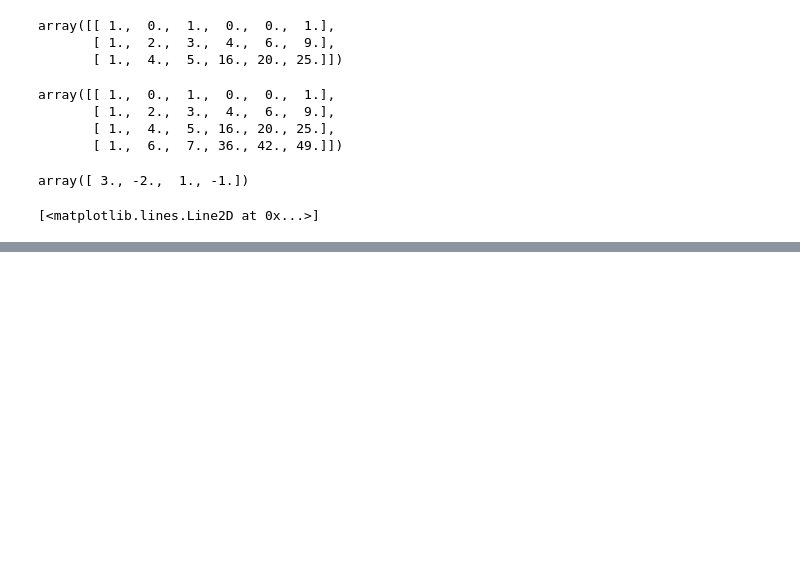
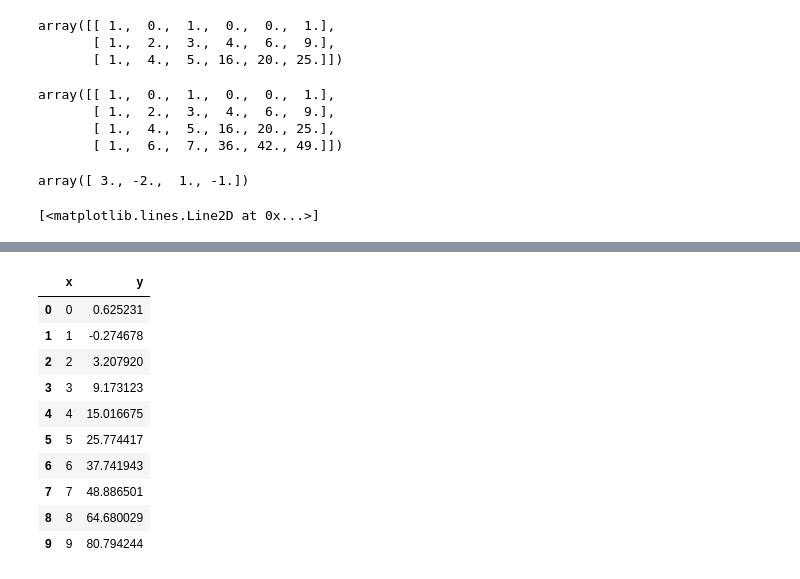
Before and after one commit to bokyonga/ga_projects, a Jupyter notebook: collinearity_ames.ipynb, the cells around one changed output, grey strips where cells are left out. Drawn from its saved outputs; the diff is of its cells as text; code cells hidden in the pictures; blank space fills up the shorter version.

```diff
--- a/collinearity_ames.ipynb
+++ b/collinearity_ames.ipynb
@@ -499,0 +508,14 @@ sns.pairplot(ames)
+# %%
+poly
+# %% [output]
+|  | x | y |
+| 0 | 0 | 0.625231 |
+| 1 | 1 | -0.274678 |
+| 2 | 2 | 3.207920 |
+| 3 | 3 | 9.173123 |
+| 4 | 4 | 15.016675 |
+| 5 | 5 | 25.774417 |
+| 6 | 6 | 37.741943 |
+| 7 | 7 | 48.886501 |
+| 8 | 8 | 64.680029 |
+| 9 | 9 | 80.794244 |
```
Also changed, not shown: parts of 11 cells of this notebook.
